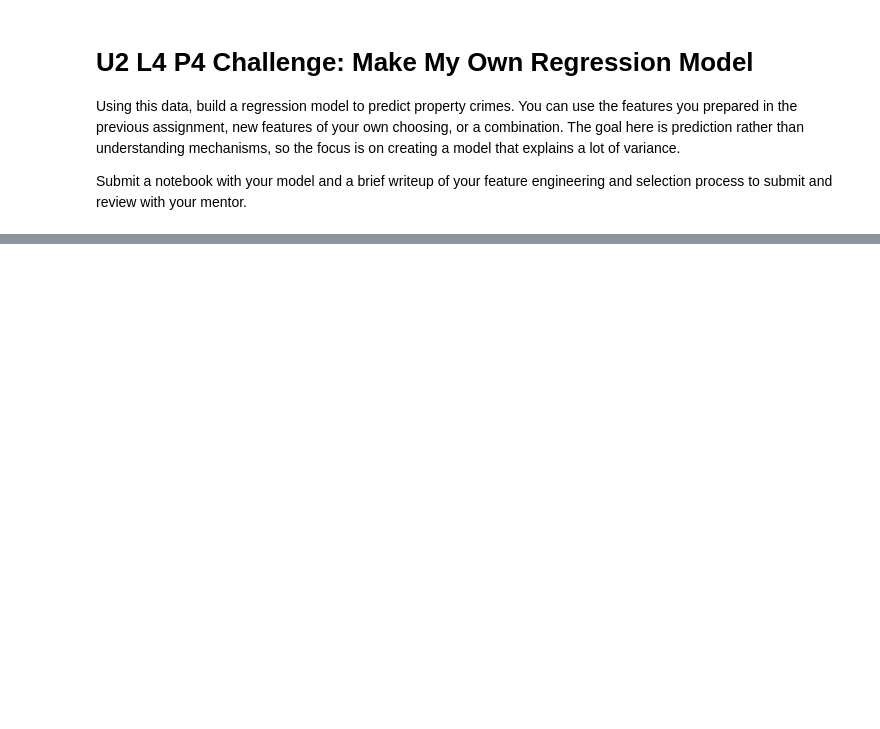
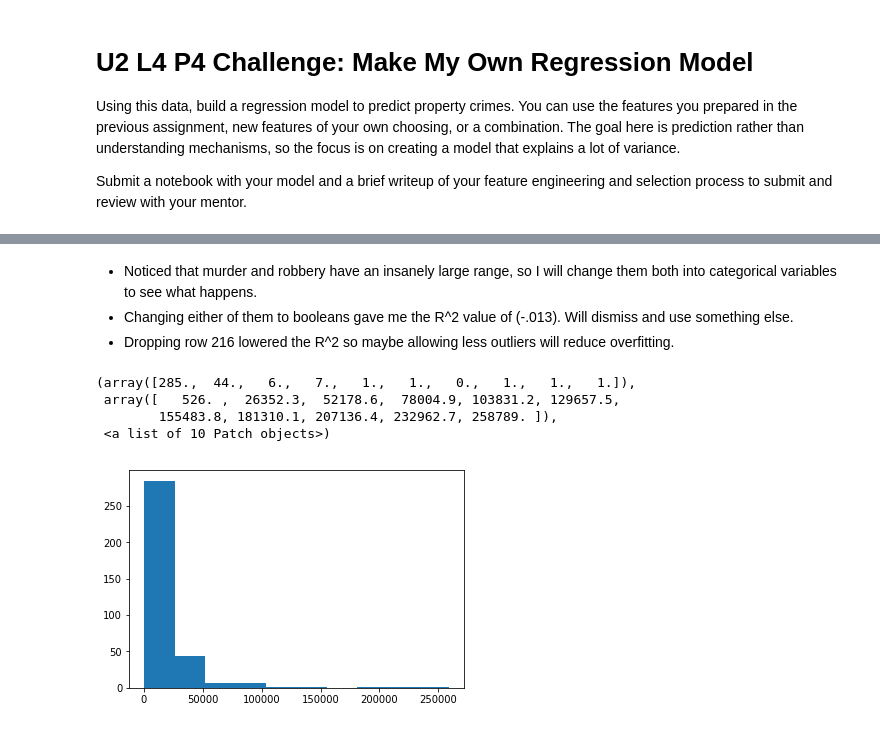
Before and after one commit to lamkg/Thinkful-, a Jupyter notebook: U2 L4 P4 Challenge Regression Model .ipynb, the cells around one changed output, grey strips where cells are left out. Saved outputs shown, nothing was run; the diff lists cells and outputs as text; code cells hidden in the pictures; blank space fills up the shorter version.

```diff
--- a/U2 L4 P4 Challenge Regression Model .ipynb
+++ b/U2 L4 P4 Challenge Regression Model .ipynb
@@ -65,10 +65,12 @@ dtype: object
 # %%
 # Rename murder to a more convenient name.
 df['Murder'] = df['Murder and\nnonnegligent\nmanslaughter']
+df['Property Crime'] = df['Property\ncrime']
 
 # first remove the commas
 df['Robbery'] = df['Robbery'].str.replace(',', '')
 df['Population'] = df['Population'].str.replace(',', '')
+df['Property Crime'] = df['Property Crime'].str.replace(',', '')
 # %%
 # change robbery, and population to int.
 df[['Robbery', 'Population', 'Murder']] = df[['Robbery', 'Population', 'Murder']].apply(pd.to_numeric)
@@ -106,3 +108,5 @@ Submit a notebook with your model and a brief writeup of your feature engineerin
 df['Violent Crime'] = df['Violent\ncrime'].str.replace(',', '')
 # Turn Violent Crime into an int.
 df['Violent Crime'] = df['Violent Crime'].apply(pd.to_numeric)
+# Turn Property Crime into an int. Already transformed it up top in an earlier cell.
+df['Property Crime'] = df['Property Crime'].apply(pd.to_numeric)
@@ -108,0 +129,4 @@ df['Violent Crime'] = df['Violent Crime'].apply(pd.to_numeric)
+# %% [markdown]
+- Noticed that murder and robbery have an insanely large range, so I will change them both into categorical variables to see what happens.
+- Changing either of them to booleans gave me the R^2 value of (-.013). Will dismiss and use something else.
+- Dropping row 216 lowered the R^2 so maybe allowing less outliers will reduce overfitting.
@@ -108,0 +139,9 @@ df['Violent Crime'] = df['Violent Crime'].apply(pd.to_numeric)
+# %%
+# Control for population
+plt.hist(data['Population'])
+# %% [output]
+(array([285.,  44.,   6.,   7.,   1.,   1.,   0.,   1.,   1.,   1.]),
+ array([   526. ,  26352.3,  52178.6,  78004.9, 103831.2, 129657.5,
+        155483.8, 181310.1, 207136.4, 232962.7, 258789. ]),
+ <a list of 10 Patch objects>)
+[figure, added]
```
Also changed, not shown: parts of 16 cells of this notebook.
